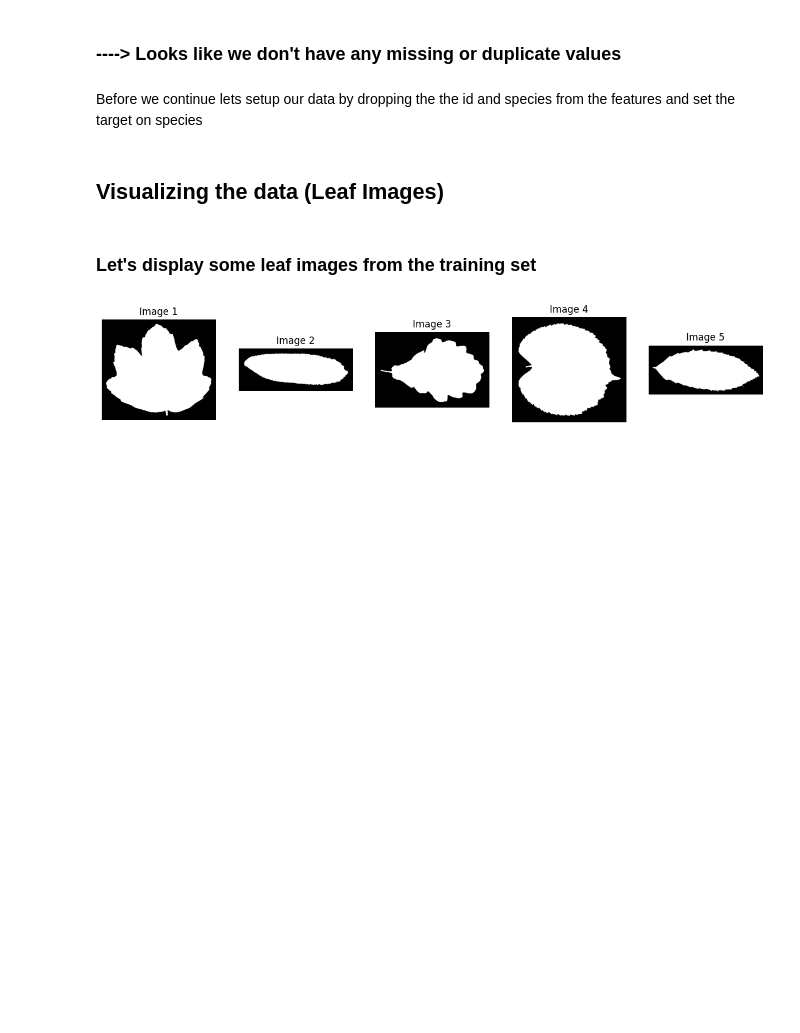
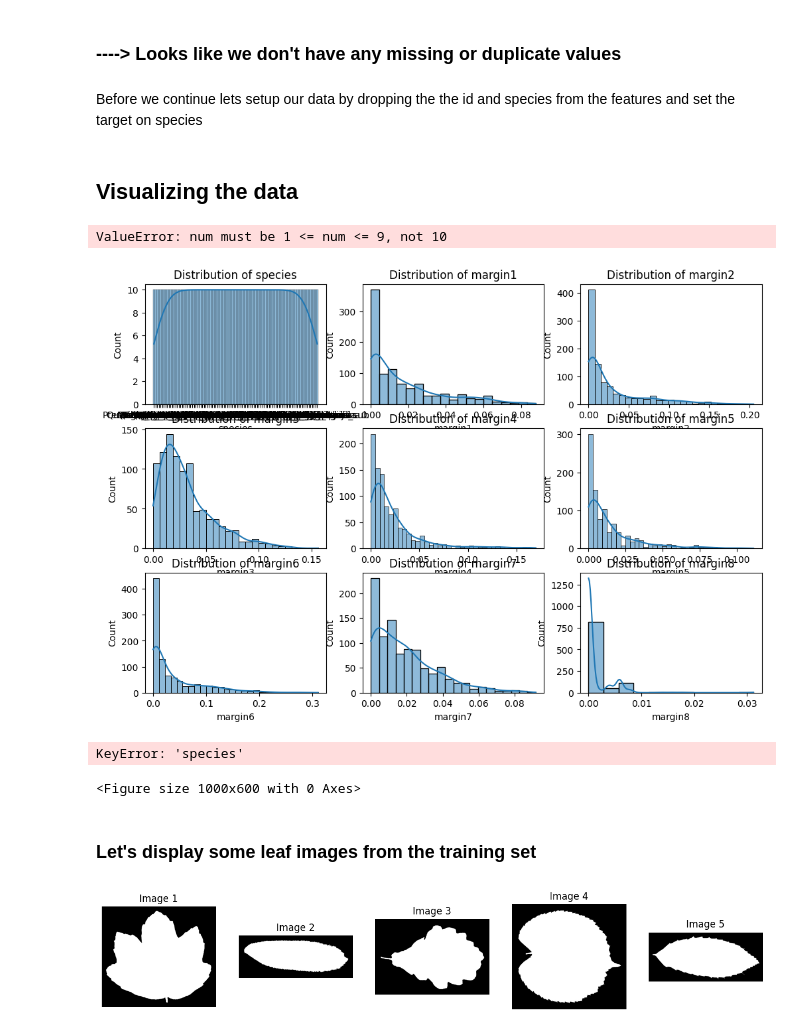
Before and after one commit to HanyaAdel/CNN-Leaf-Classification, a Jupyter notebook: cnn_leaf_classification.ipynb, the cells around one changed output. Drawn from its saved outputs; the diff is of its cells as text; code cells hidden in the pictures; blank space fills up the shorter version.

Commit message:
added some visualization analysis for the data but still in progoress

```diff
--- a/cnn_leaf_classification.ipynb
+++ b/cnn_leaf_classification.ipynb
@@ -202,4 +202,17 @@ Before we continue lets setup our data by dropping the the id and species from t
 X_features = train_df.drop(['id', 'species'], axis=1)
 y_target = train_df['species']
 # %% [markdown]
-<h2>Visualizing the data (Leaf Images)</h2>
+## Visualizing the data
+# %%
+# Feature Distributions
+features = train_df.iloc[:, 1:]  # Assuming features start from column 2
+plt.figure(figsize=(12, 8))
+for i, feature in enumerate(features.columns, 1):
+    plt.subplot(3, 3, i)
+    sns.histplot(train_df[feature], kde=True)
+    plt.title(f'Distribution of {feature}')
+plt.tight_layout()
+plt.show()
+# %% [output]
+ValueError: num must be 1 <= num <= 9, not 10
+[figure, added]
@@ -206,3 +224,15 @@ y_target = train_df['species']
+# %%
+# Dimensionality Reduction Visualization (using PCA)
+from sklearn.decomposition import PCA
+pca = PCA(n_components=2)
+pca_result = pca.fit_transform(features)
+plt.figure(figsize=(10, 6))
+sns.scatterplot(x=pca_result[:, 0], y=pca_result[:, 1], hue=train_df['species'])
+plt.title('PCA Visualization')
+plt.show()
+# %% [output]
+KeyError: 'species'
+<Figure size 1000x600 with 0 Axes>
 # %% [markdown]
 ### Let's display some leaf images from the training set
 # %%
```
Also changed, not shown: parts of 3 cells of this notebook.
